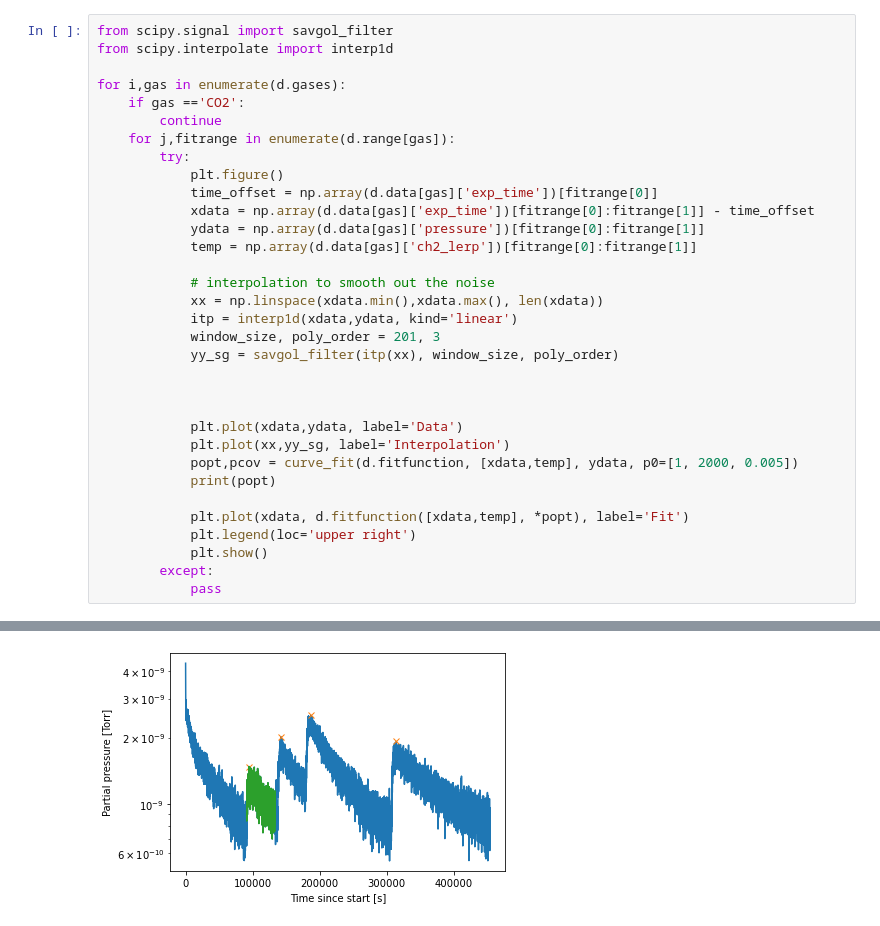
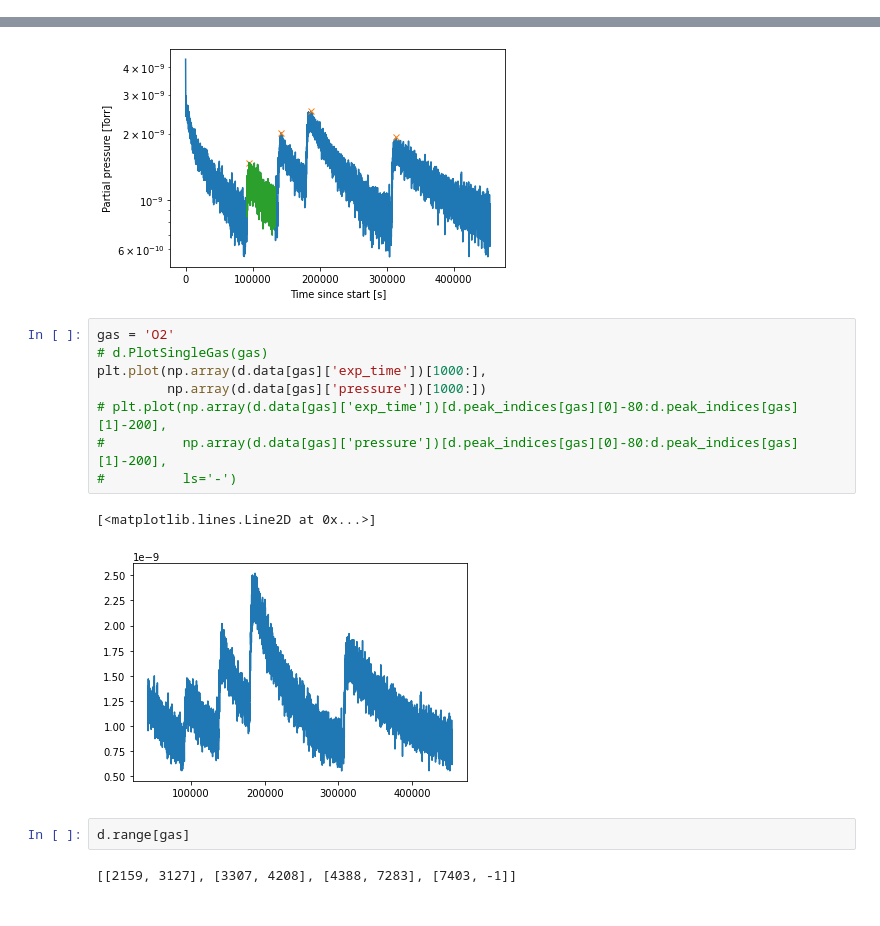
Before and after one commit to Moore-Lab/outgassing-setup, a Jupyter notebook: analysis/Data_Analysis.ipynb, the cells around one changed output, grey strips where cells are left out. Drawn from its saved outputs; the diff is of its cells as text.

```diff
--- a/analysis/Data_Analysis.ipynb
+++ b/analysis/Data_Analysis.ipynb
@@ -16,36 +17,3 @@ d.GetRanges()
 d.PlotSingleGas('CO2')
 # %% [output]
 [figure]
-# %%
-from scipy.signal import savgol_filter
-from scipy.interpolate import interp1d
-
-for i,gas in enumerate(d.gases):
-    if gas =='CO2':
-        continue
-    for j,fitrange in enumerate(d.range[gas]):
-        try:
-            plt.figure()
-            time_offset = np.array(d.data[gas]['exp_time'])[fitrange[0]]
-            xdata = np.array(d.data[gas]['exp_time'])[fitrange[0]:fitrange[1]] - time_offset
-            ydata = np.array(d.data[gas]['pressure'])[fitrange[0]:fitrange[1]]
-            temp = np.array(d.data[gas]['ch2_lerp'])[fitrange[0]:fitrange[1]]
-
-            # interpolation to smooth out the noise
-            xx = np.linspace(xdata.min(),xdata.max(), len(xdata))
-            itp = interp1d(xdata,ydata, kind='linear')
-            window_size, poly_order = 201, 3
-            yy_sg = savgol_filter(itp(xx), window_size, poly_order)
-
-
-
-            plt.plot(xdata,ydata, label='Data')
-            plt.plot(xx,yy_sg, label='Interpolation')
-            popt,pcov = curve_fit(d.fitfunction, [xdata,temp], ydata, p0=[1, 2000, 0.005])
-            print(popt)
-
-            plt.plot(xdata, d.fitfunction([xdata,temp], *popt), label='Fit')
-            plt.legend(loc='upper right')
-            plt.show()
-        except:
-            pass
@@ -66,3 +116,18 @@ plt.plot(np.array(d.data[gas]['exp_time'])[d.peak_indices[gas][0]-80:d.peak_indi
 # %% [output]
 [<matplotlib.lines.Line2D at 0x...>]
 [figure]
+# %%
+gas = 'O2'
+# d.PlotSingleGas(gas)
+plt.plot(np.array(d.data[gas]['exp_time'])[1000:],
+         np.array(d.data[gas]['pressure'])[1000:])
+# plt.plot(np.array(d.data[gas]['exp_time'])[d.peak_indices[gas][0]-80:d.peak_indices[gas][1]-200],
+#          np.array(d.data[gas]['pressure'])[d.peak_indices[gas][0]-80:d.peak_indices[gas][1]-200],
+#          ls='-')
+# %% [output]
+[<matplotlib.lines.Line2D at 0x...>]
+[figure, added]
+# %%
+d.range[gas]
+# %% [output]
+[[2159, 3127], [3307, 4208], [4388, 7283], [7403, -1]]
```
Also changed, not shown: parts of 5 cells of this notebook.
